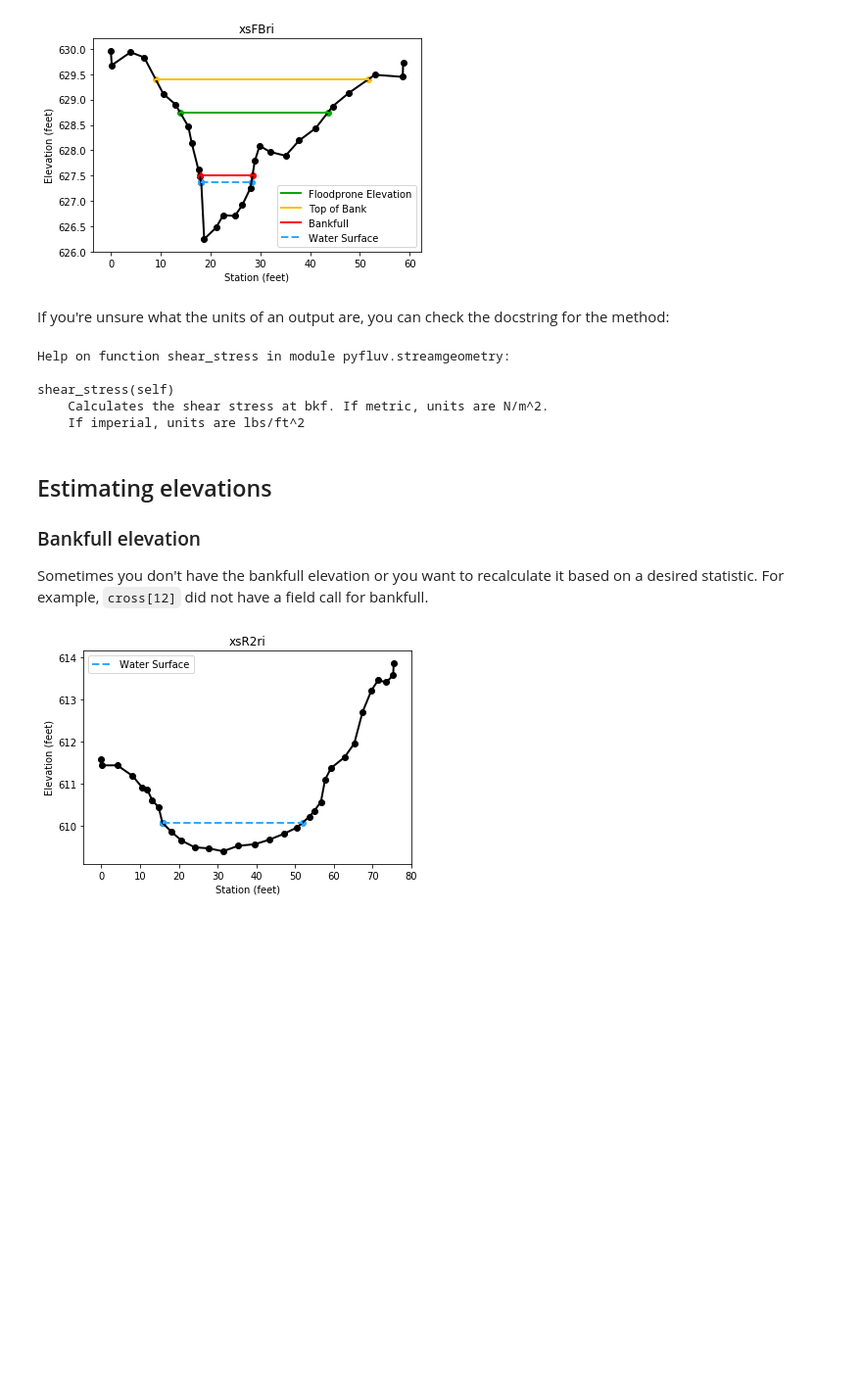
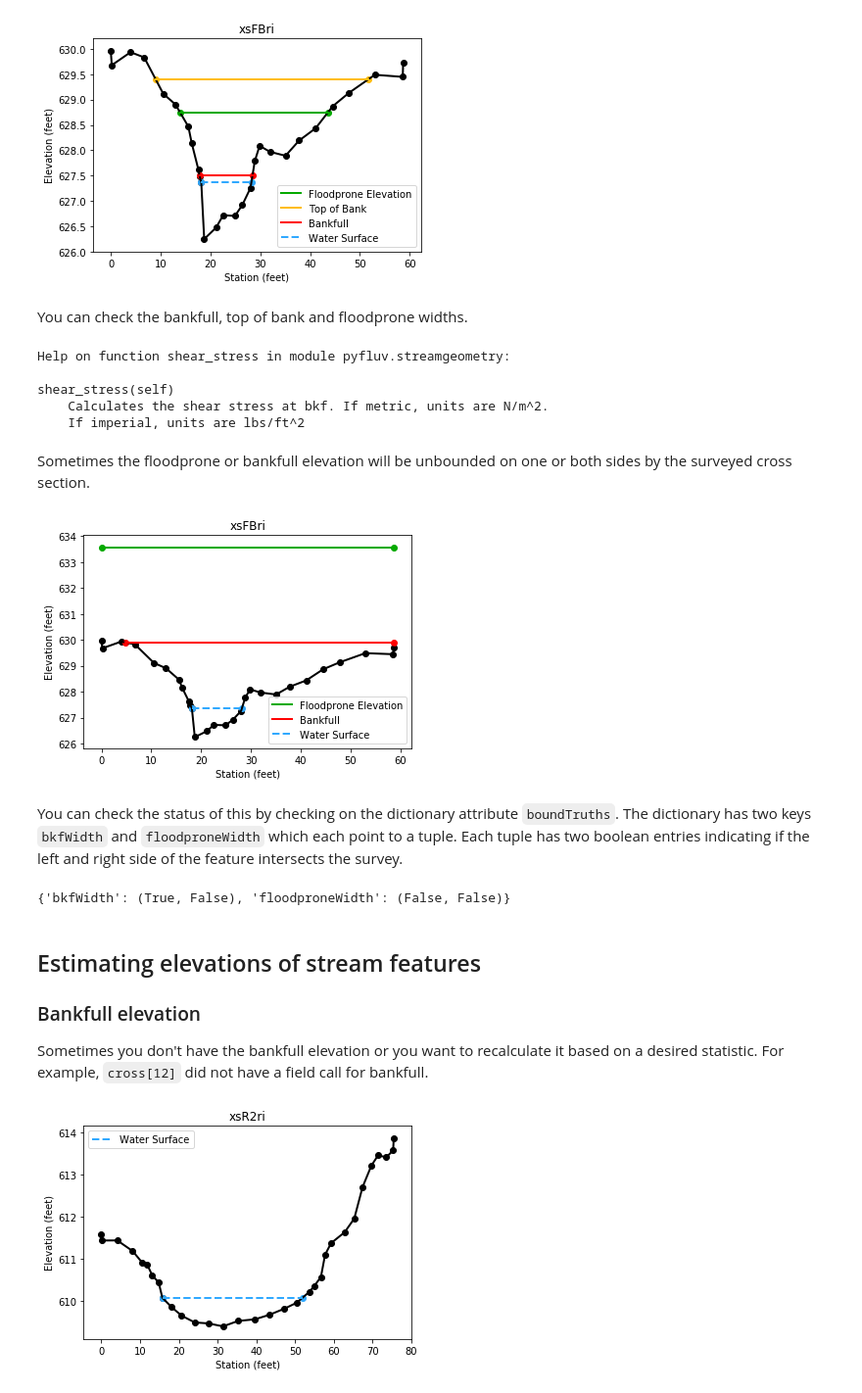
Before and after one commit to rsjones94/pyfluv-notebooks, a Jupyter notebook: tutorials/02 - Analyzing cross sections with CrossSection.ipynb, the cells around one changed output. Shown at 98% size. Saved outputs shown, nothing was run; the diff lists cells and outputs as text; code cells hidden in the pictures; blank space fills up the shorter version.

```diff
--- a/tutorials/02 - Analyzing cross sections with CrossSection.ipynb
+++ b/tutorials/02 - Analyzing cross sections with CrossSection.ipynb
@@ -147,8 +149,8 @@ print(f'Bank height ratio is {crosses[3].bank_height_ratio()}')
 # %% [output]
 Bank height ratio is 2.5224255283517896
 [figure]
-# %% [markdown]
-If you're unsure what the units of an output are, you can check the docstring for the method:
+# %% [markdown]
+You can check the bankfull, top of bank and floodprone widths.
 # %%
 help(pyfluv.CrossSection.shear_stress)
 # %% [output]
@@ -157,8 +159,24 @@ Help on function shear_stress in module pyfluv.streamgeometry:
 shear_stress(self)
     Calculates the shear stress at bkf. If metric, units are N/m^2.
     If imperial, units are lbs/ft^2
+# %% [markdown]
+Sometimes the floodprone or bankfull elevation will be unbounded on one or both sides by the surveyed cross section.
+# %%
+crosses[3].bkfEl = 629.9
+crosses[3].tobEl = None
+
+plt.figure()
+crosses[3].qplot()
+# %% [output]
+[figure, added]
+# %% [markdown]
+You can check the status of this by checking on the dictionary attribute `boundTruths`. The dictionary has two keys `bkfWidth` and `floodproneWidth` which each point to a tuple. Each tuple has two boolean entries indicating if the left and right side of the feature intersects the survey.
+# %%
+crosses[3].boundTruths
+# %% [output]
+{'bkfWidth': (True, False), 'floodproneWidth': (False, False)}
 # %% [markdown]
-## Estimating elevations
+## Estimating elevations of stream features
 
 ### Bankfull elevation
 
```
Also changed, not shown: parts of 12 cells of this notebook.
